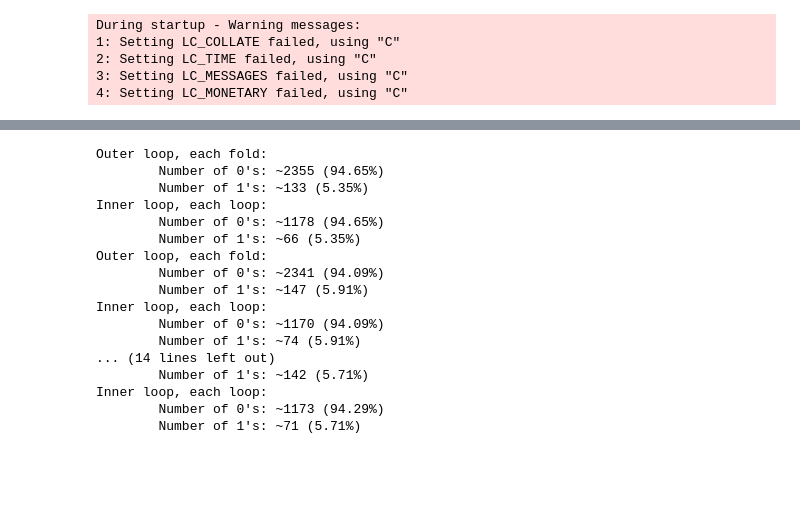
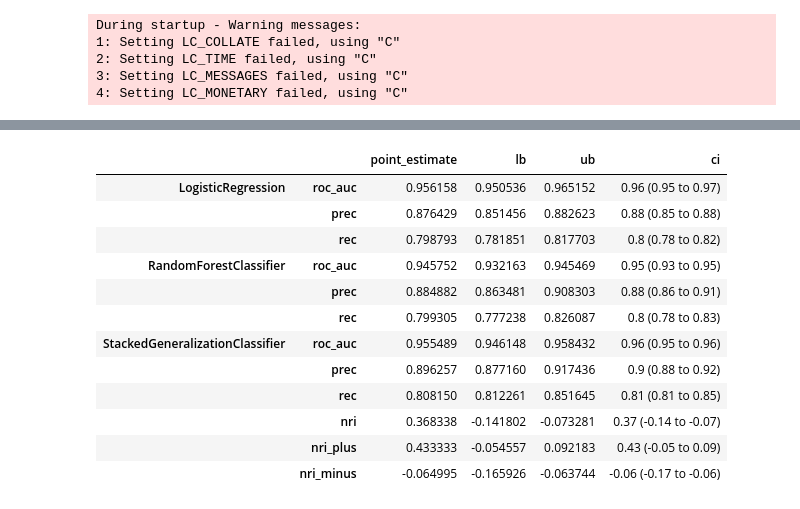
Before and after one commit to itslwg/pemett, a Jupyter notebook: notebooks/2.0-s30d-model-training.ipynb, the cells around one changed output, grey strips where cells are left out. Drawn from its saved outputs; the diff is of its cells as text; code cells hidden in the pictures; blank space fills up the shorter version.

Commit message:
Add performance table with nri and confidence intervals

```diff
--- a/notebooks/2.0-s30d-model-training.ipynb
+++ b/notebooks/2.0-s30d-model-training.ipynb
@@ -365,14 +444,30 @@ stats
 # Set bootstrap estimates as data frame
 stats_df = pd.concat([pd.DataFrame.from_dict(d, orient="index").stack().to_frame() for d in stats], axis = 1)
 stats_df.values.sort()
+# Set list for simplifying compiling point estimates
+y_test_pred_cuts = [None] * len(keys) + [y_test_pred_cut]
 # Set point estimates as data frame
 point_estimates = pd.DataFrame.from_dict({
-    k: compute_performance(y_prob=prob, y_pred=pred, y_true=y_test)
-    for prob, pred, k in zip(y_test_prob_clfs.T, y_test_pred_clfs.T, keys + [sgclf.__class__.__name__])
+    k: compute_performance(
+        y_prob=prob,
+        y_pred=pred,
+        y_true=y_test,
+        y_pred_cut=cut,
+        tc=tc_test
+    )
+    for prob, pred, cut, k in zip(
+        y_test_prob_clfs.T,
+        y_test_pred_clfs.T,
+        y_test_pred_cuts,
+        keys + [sgclf.__class__.__name__]
+    )
 }, orient = "index").stack().to_frame()
+point_estimates
 # Compute quantiles for each metric
 d1 = (stats_df - point_estimates).apply(np.quantile, q = 0.1, axis = 1)
 d2 = (stats_df - point_estimates).apply(np.quantile, q = 0.9, axis = 1)
 # Compute upper bounds and lower bounds
 ub = point_estimates - d1.to_frame()
 lb = point_estimates - d2.to_frame()
+# Compile performamance
+perf_df = pd.concat([point_estimates, lb, ub, ], axis = 1)
@@ -392,27 +487,24 @@ ub
-# %%
-compile_performance(
-    y_preds=y_test_pred_clfs,
-    y_probs=y_test_prob_clfs,
-    y_true=y_test,
-    tc=tc_test,
-    y_cut=y_test_pred_cut,
-    keys=keys + [sgclf.__class__.__name__]
-)
-# %% [output]
-Outer loop, each fold:
-        Number of 0's: ~2355 (94.65%)
-        Number of 1's: ~133 (5.35%)
-Inner loop, each loop:
-        Number of 0's: ~1178 (94.65%)
-        Number of 1's: ~66 (5.35%)
-Outer loop, each fold:
-        Number of 0's: ~2341 (94.09%)
-        Number of 1's: ~147 (5.91%)
-Inner loop, each loop:
-        Number of 0's: ~1170 (94.09%)
-        Number of 1's: ~74 (5.91%)
-... (14 lines left out)
-        Number of 1's: ~142 (5.71%)
-Inner loop, each loop:
-        Number of 0's: ~1173 (94.29%)
-        Number of 1's: ~71 (5.71%)
+# %%
+lb_str = lb.iloc[:, 0].round(2).astype(str)
+ub_str = ub.iloc[:, 0].round(2).astype(str)
+pe_str = point_estimates.iloc[:, 0].round(2).astype(str)
+ci = pe_str + " (" + lb_str + " to " + ub_str +  ")"
+# %%
+perf_df = pd.concat([perf_df, ci.to_frame()], axis = 1)
+perf_df.columns = ["point_estimate", "lb", "ub", "ci"]
+# %%
+perf_df
+# %% [output]
+|  |  | point_estimate | lb | ub | ci |
+| LogisticRegression | roc_auc | 0.956158 | 0.950536 | 0.965152 | 0.96 (0.95 to 0.97) |
+|  | prec | 0.876429 | 0.851456 | 0.882623 | 0.88 (0.85 to 0.88) |
+|  | rec | 0.798793 | 0.781851 | 0.817703 | 0.8 (0.78 to 0.82) |
+| RandomForestClassifier | roc_auc | 0.945752 | 0.932163 | 0.945469 | 0.95 (0.93 to 0.95) |
+|  | prec | 0.884882 | 0.863481 | 0.908303 | 0.88 (0.86 to 0.91) |
+|  | rec | 0.799305 | 0.777238 | 0.826087 | 0.8 (0.78 to 0.83) |
+| StackedGeneralizationClassifier | roc_auc | 0.955489 | 0.946148 | 0.958432 | 0.96 (0.95 to 0.96) |
+|  | prec | 0.896257 | 0.877160 | 0.917436 | 0.9 (0.88 to 0.92) |
+|  | rec | 0.808150 | 0.812261 | 0.851645 | 0.81 (0.81 to 0.85) |
+|  | nri | 0.368338 | -0.141802 | -0.073281 | 0.37 (-0.14 to -0.07) |
+|  | nri_plus | 0.433333 | -0.054557 | 0.092183 | 0.43 (-0.05 to 0.09) |
+|  | nri_minus | -0.064995 | -0.165926 | -0.063744 | -0.06 (-0.17 to -0.06) |
```
Also changed, not shown: parts of 11 cells of this notebook, 1 other file.
